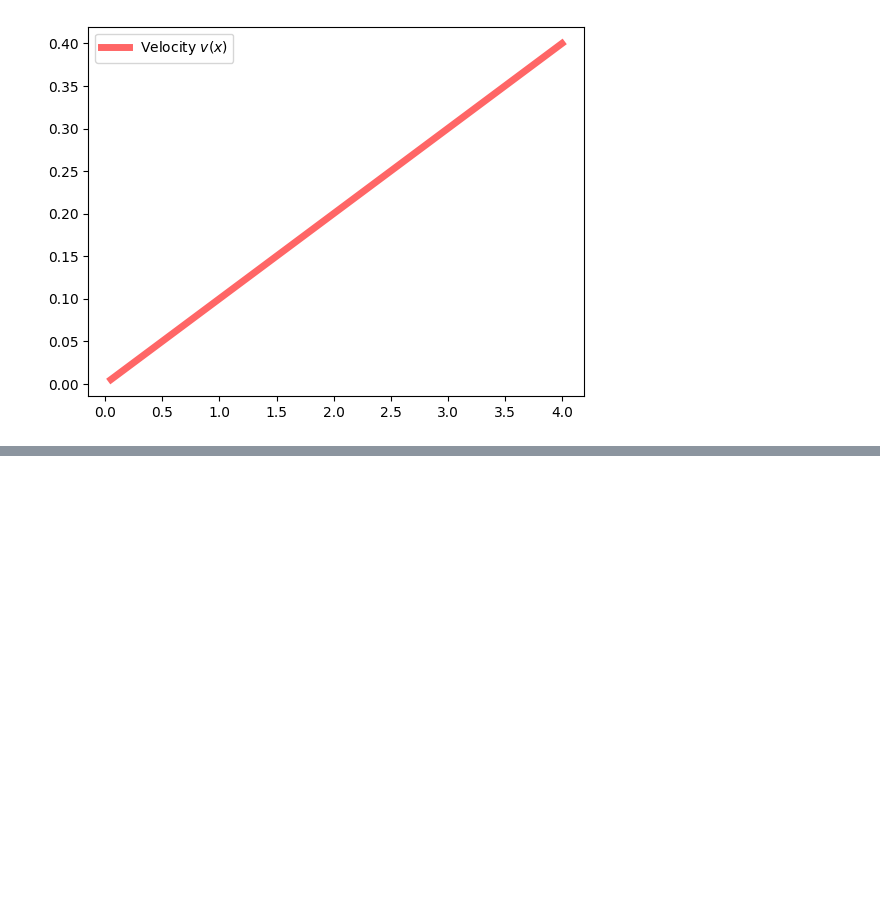
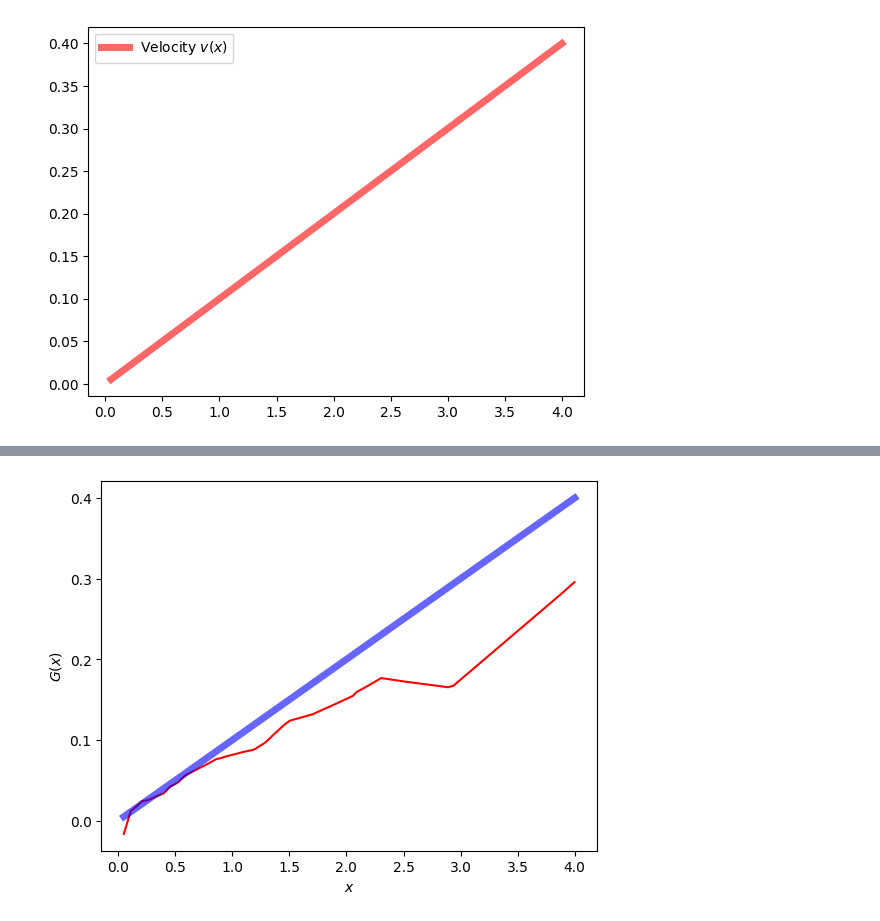
Before and after one commit to honglizhaobob/dl-hidimuq, a Jupyter notebook: code/LinearOscillator/python/spatial_varying_advection_conservative.ipynb, the cells around one changed output, grey strips where cells are left out. Drawn from its saved outputs; the diff is of its cells as text; code cells hidden in the pictures; blank space fills up the shorter version.

```diff
--- a/code/LinearOscillator/python/spatial_varying_advection_conservative.ipynb
+++ b/code/LinearOscillator/python/spatial_varying_advection_conservative.ipynb
@@ -194,9 +184,14 @@ p_pred_fine = pinn(query_fine).reshape(nx, nt).T.detach().numpy()
+# %%
+inputs = cartesian_data(pinn.tgrid, pinn.xgrid)
+G_pred = pinn.G_nn(inputs[:, 1][:, None]).reshape(pinn.nx, pinn.nt).T.detach().numpy()
+p_pred = pinn(inputs).reshape(pinn.nx, pinn.nt).T.detach().numpy()
 # %%
 plt.figure(1);
-plt.plot(xgrid_fine, G_pred_fine[0, :], color="red");
-plt.plot(xgrid_fine, v(xgrid_fine), "--", color="blue", lw=5.0, alpha=.6, label="exact");
-plt.legend();
+plt.plot(pinn.xgrid.detach().numpy(), G_pred[0, :], color="red");
+plt.plot(xgrid, u0*xgrid, lw=5.0, label=r"Velocity $v(x)$", color="blue", alpha=0.6);
 plt.xlabel(r"$x$");
 plt.ylabel(r"$G(x)$");
+# %% [output]
+[figure, added]
 # %%
 # interpolation
```
Also changed, not shown: parts of 5 cells of this notebook, 3 other files.
